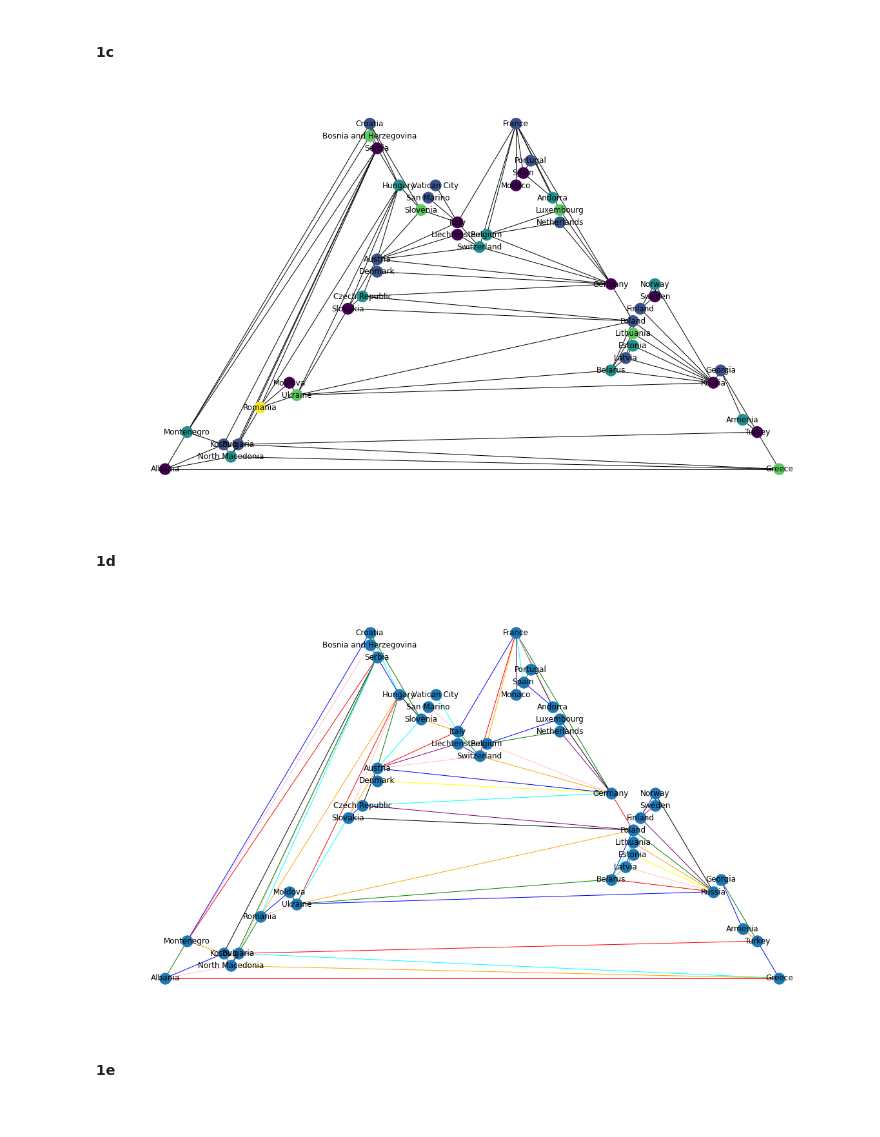
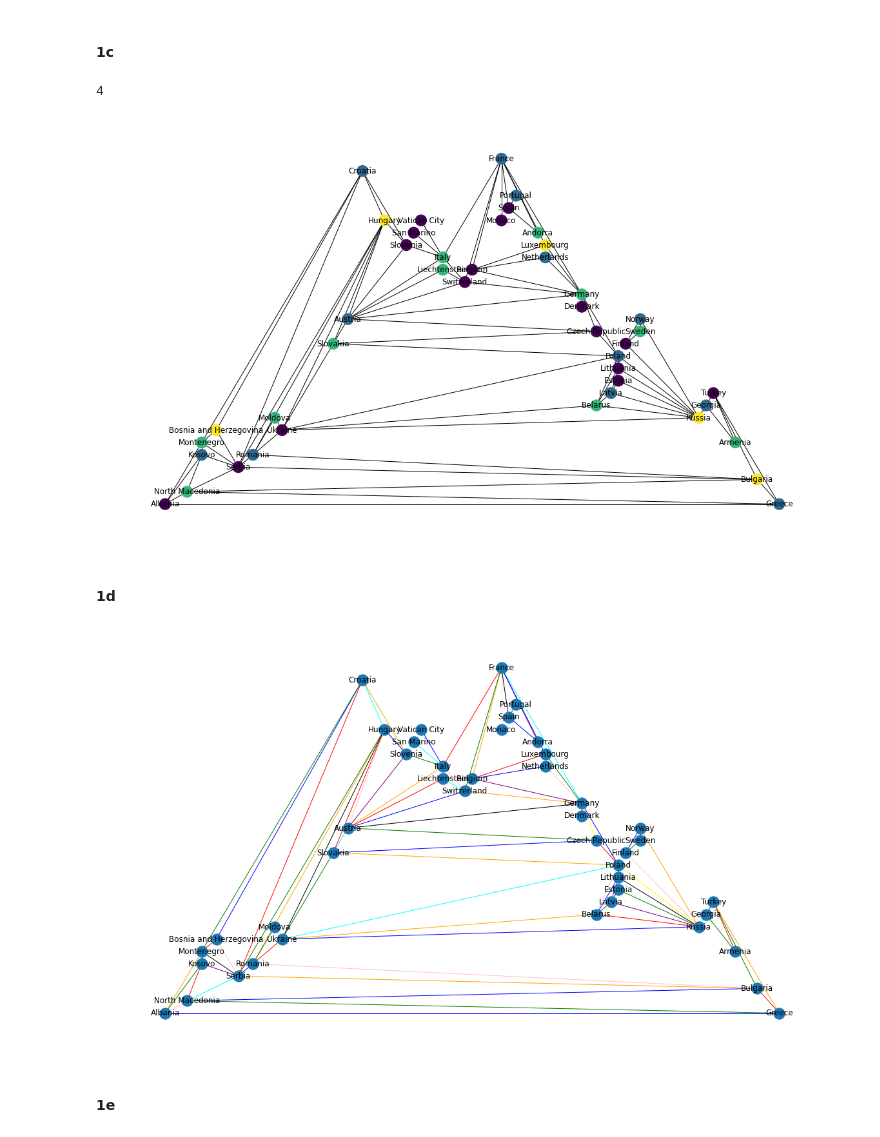
Before and after one commit to GoldenGarr/Graph-Theory-HW-5, a Jupyter notebook: hw5.ipynb, the cells around one changed output. Saved outputs shown, nothing was run; the diff lists cells and outputs as text; code cells hidden in the pictures.

```diff
--- a/hw5.ipynb
+++ b/hw5.ipynb
@@ -223,28 +223,29 @@ Minimum edge cut: {('Germany', 'Denmark')}
 # %% [markdown]
 #### 1c
 # %%
-node_colors = nx.greedy_color(G)
+node_colors = nx.greedy_color(G, 'smallest_last')
 # color_map = []
 # for node in G:
 #     color_map.append(node_colors[node])
 # # color_map
 # print('Colors:')
-# print(pd.Series(node_colors.values()).value_counts())
+print(pd.Series(node_colors.values()).nunique())
 
 nx.draw_planar(G, node_color=[node_colors[node] for node in G.nodes()], with_labels=True)
 # %% [output]
+4
-[figure, old version]
+[figure, new version]
 # %% [markdown]
 #### 1d
 # %%
 # Find edge coloring for G <-> Find vertex coloring for line_graph(G)
 G_line_graph = nx.line_graph(G)
-edge_colors = nx.greedy_color(G_line_graph)
+edge_colors = nx.greedy_color(G_line_graph, 'smallest_last')
 colors = ['blue', 'green', 'red', 'orange', 'pink'
           , 'cyan', 'black', 'purple', 'yellow']
 nx.draw_planar(G, with_labels=True, edge_color=[colors[edge_colors[edge]] for edge in G.edges()])
 # %% [output]
-[figure, old version]
+[figure, new version]
 # %%
 # plt.figure(figsize=(16,9))
 # nx.draw_planar(Europe, node_size=None, with_labels=True, edge_color=[1])
```
Also changed, not shown: parts of 22 cells of this notebook.
